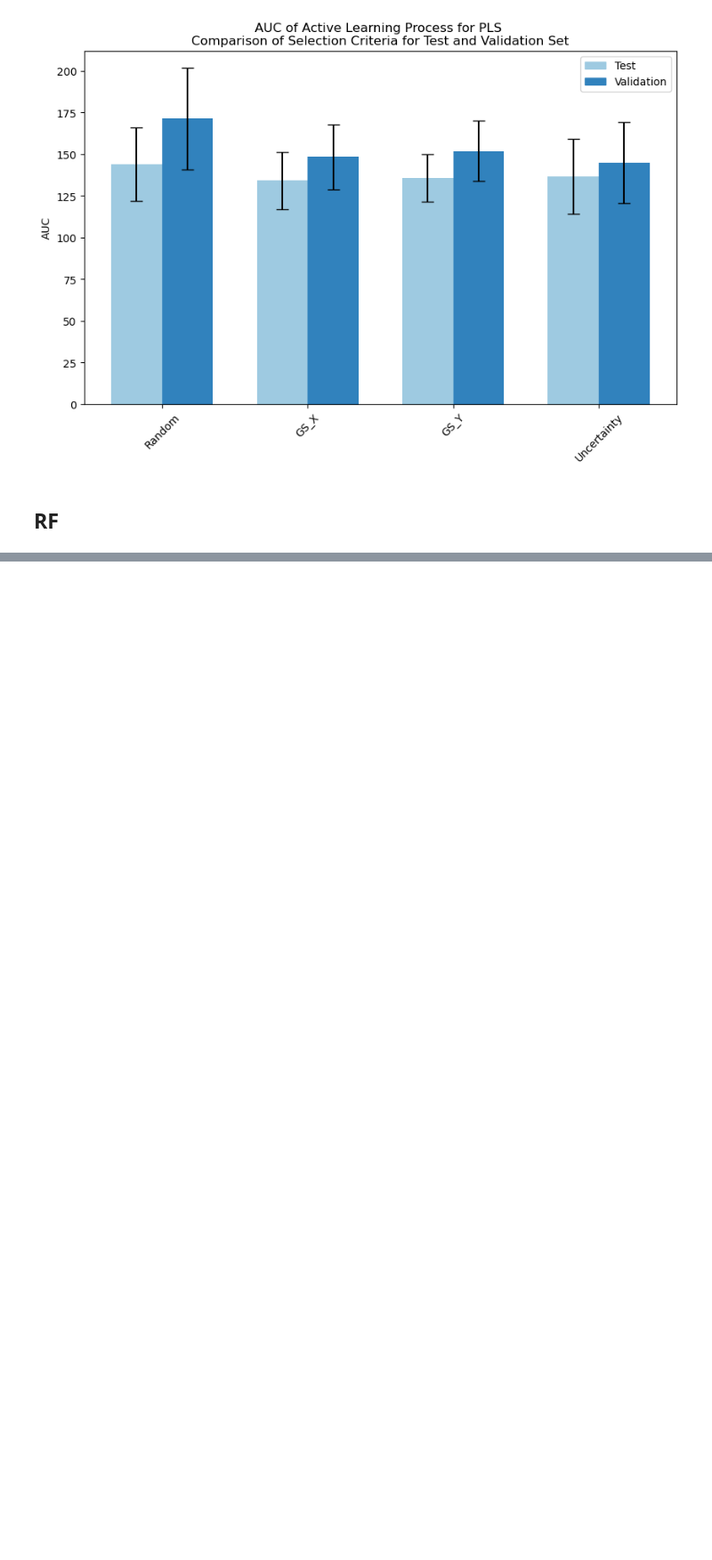
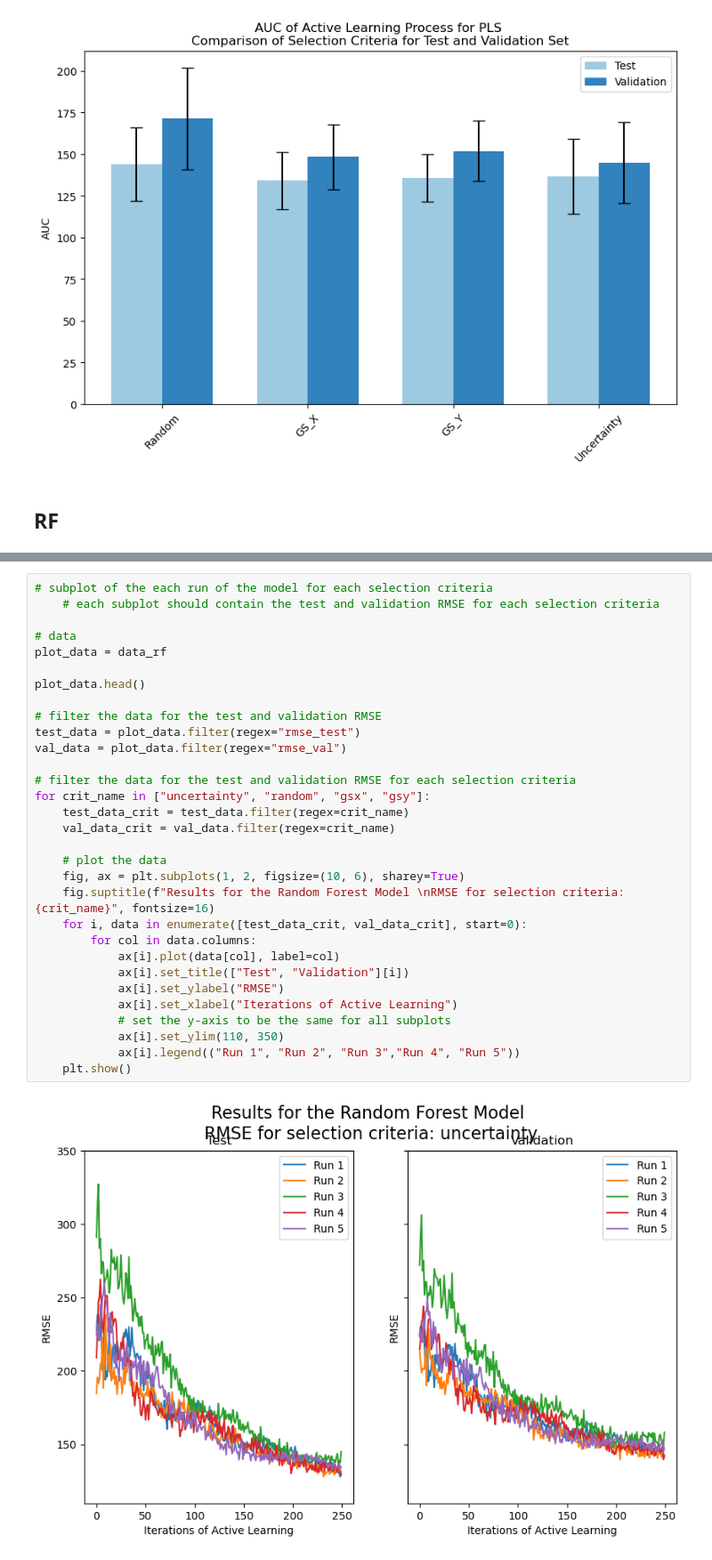
Before and after one commit to thegitrogmonster/Zamberger_thesis_AL2024, a Jupyter notebook: 04_Active_Learning/04_al_results_visualization.ipynb, the cells around one changed output, grey strips where cells are left out. Shown at 89% size. Saved outputs shown, nothing was run; the diff lists cells and outputs as text; blank space fills up the shorter version.

```diff
--- a/04_Active_Learning/04_al_results_visualization.ipynb
+++ b/04_Active_Learning/04_al_results_visualization.ipynb
@@ -664,0 +866,33 @@ report_al_results(data_rf, model_name = "RF", filepath = filepath)
+# %%
+# subplot of the each run of the model for each selection criteria
+    # each subplot should contain the test and validation RMSE for each selection criteria
+
+# data
+plot_data = data_rf
+
+plot_data.head()
+
+# filter the data for the test and validation RMSE
+test_data = plot_data.filter(regex="rmse_test")
+val_data = plot_data.filter(regex="rmse_val")
+
+# filter the data for the test and validation RMSE for each selection criteria
+for crit_name in ["uncertainty", "random", "gsx", "gsy"]:
+    test_data_crit = test_data.filter(regex=crit_name)
+    val_data_crit = val_data.filter(regex=crit_name)
+
+    # plot the data
+    fig, ax = plt.subplots(1, 2, figsize=(10, 6), sharey=True)
+    fig.suptitle(f"Results for the Random Forest Model \nRMSE for selection criteria: {crit_name}", fontsize=16)
+    for i, data in enumerate([test_data_crit, val_data_crit], start=0):
+        for col in data.columns:
+            ax[i].plot(data[col], label=col)
+            ax[i].set_title(["Test", "Validation"][i])
+            ax[i].set_ylabel("RMSE")
+            ax[i].set_xlabel("Iterations of Active Learning")
+            # set the y-axis to be the same for all subplots
+            ax[i].set_ylim(110, 350)
+            ax[i].legend(("Run 1", "Run 2", "Run 3","Run 4", "Run 5"))
+    plt.show()
+# %% [output]
+[figure, added]
```
Also changed, not shown: parts of 34 cells of this notebook.
